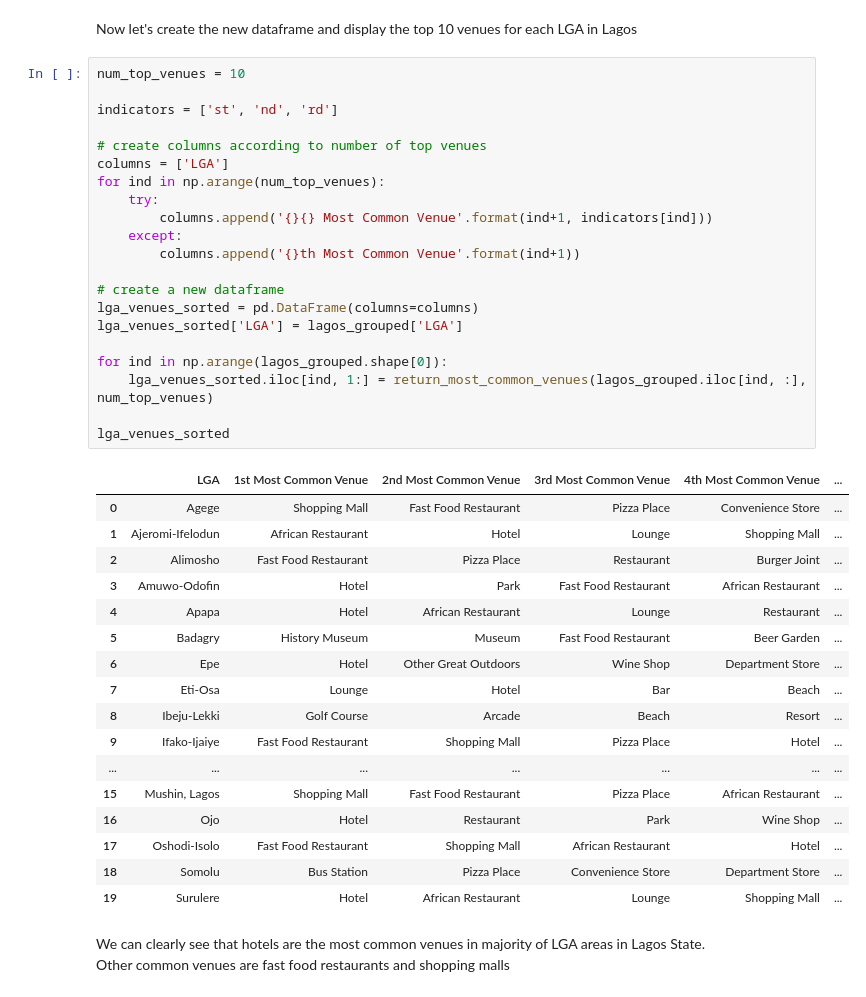
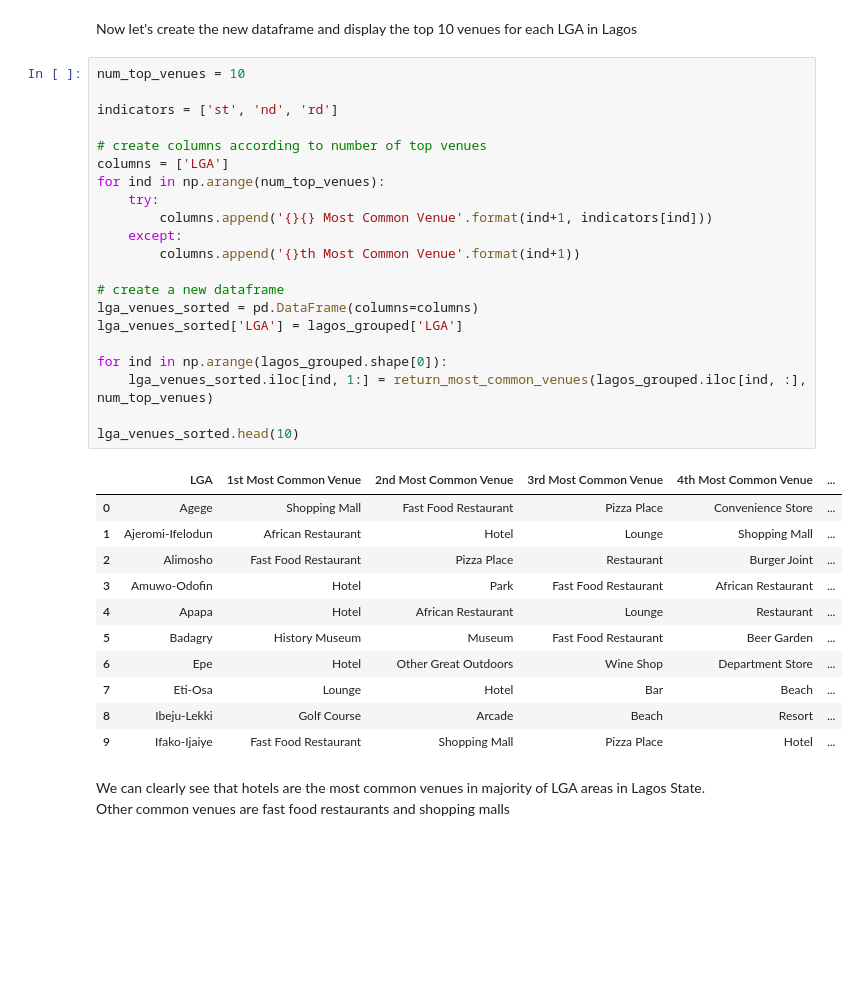
Before and after one commit to Lawrence-Krukrubo/IBM_Data_Specialization_Capstone_Project, a Jupyter notebook: applied_data_science_capstone_project.ipynb, the cells around one changed output. Drawn from its saved outputs; the diff is of its cells as text; blank space fills up the shorter version.

```diff
--- a/applied_data_science_capstone_project.ipynb
+++ b/applied_data_science_capstone_project.ipynb
@@ -1309,40 +1298,34 @@ num_top_venues = 10
 
 indicators = ['st', 'nd', 'rd']
 
 # create columns according to number of top venues
 columns = ['LGA']
 for ind in np.arange(num_top_venues):
     try:
         columns.append('{}{} Most Common Venue'.format(ind+1, indicators[ind]))
     except:
         columns.append('{}th Most Common Venue'.format(ind+1))
 
 # create a new dataframe
 lga_venues_sorted = pd.DataFrame(columns=columns)
 lga_venues_sorted['LGA'] = lagos_grouped['LGA']
 
 for ind in np.arange(lagos_grouped.shape[0]):
     lga_venues_sorted.iloc[ind, 1:] = return_most_common_venues(lagos_grouped.iloc[ind, :], num_top_venues)
 
-lga_venues_sorted
+lga_venues_sorted.head(10)
 # %% [output]
 |  | LGA | 1st Most Common Venue | 2nd Most Common Venue | 3rd Most Common Venue | 4th Most Common Venue | ... |
 | 0 | Agege | Shopping Mall | Fast Food Restaurant | Pizza Place | Convenience Store | ... |
 | 1 | Ajeromi-Ifelodun | African Restaurant | Hotel | Lounge | Shopping Mall | ... |
 | 2 | Alimosho | Fast Food Restaurant | Pizza Place | Restaurant | Burger Joint | ... |
 | 3 | Amuwo-Odofin | Hotel | Park | Fast Food Restaurant | African Restaurant | ... |
 | 4 | Apapa | Hotel | African Restaurant | Lounge | Restaurant | ... |
 | 5 | Badagry | History Museum | Museum | Fast Food Restaurant | Beer Garden | ... |
 | 6 | Epe | Hotel | Other Great Outdoors | Wine Shop | Department Store | ... |
 | 7 | Eti-Osa | Lounge | Hotel | Bar | Beach | ... |
 | 8 | Ibeju-Lekki | Golf Course | Arcade | Beach | Resort | ... |
 | 9 | Ifako-Ijaiye | Fast Food Restaurant | Shopping Mall | Pizza Place | Hotel | ... |
-| ... | ... | ... | ... | ... | ... | ... |
-| 15 | Mushin, Lagos | Shopping Mall | Fast Food Restaurant | Pizza Place | African Restaurant | ... |
-| 16 | Ojo | Hotel | Restaurant | Park | Wine Shop | ... |
-| 17 | Oshodi-Isolo | Fast Food Restaurant | Shopping Mall | African Restaurant | Hotel | ... |
-| 18 | Somolu | Bus Station | Pizza Place | Convenience Store | Department Store | ... |
-| 19 | Surulere | Hotel | African Restaurant | Lounge | Shopping Mall | ... |
 # %% [markdown]
 We can clearly see that hotels are the most common venues in majority of LGA areas in Lagos State.<br>Other common venues are fast food restaurants and shopping malls
 # %% [markdown]
```
Also changed, not shown: parts of 12 cells of this notebook.
